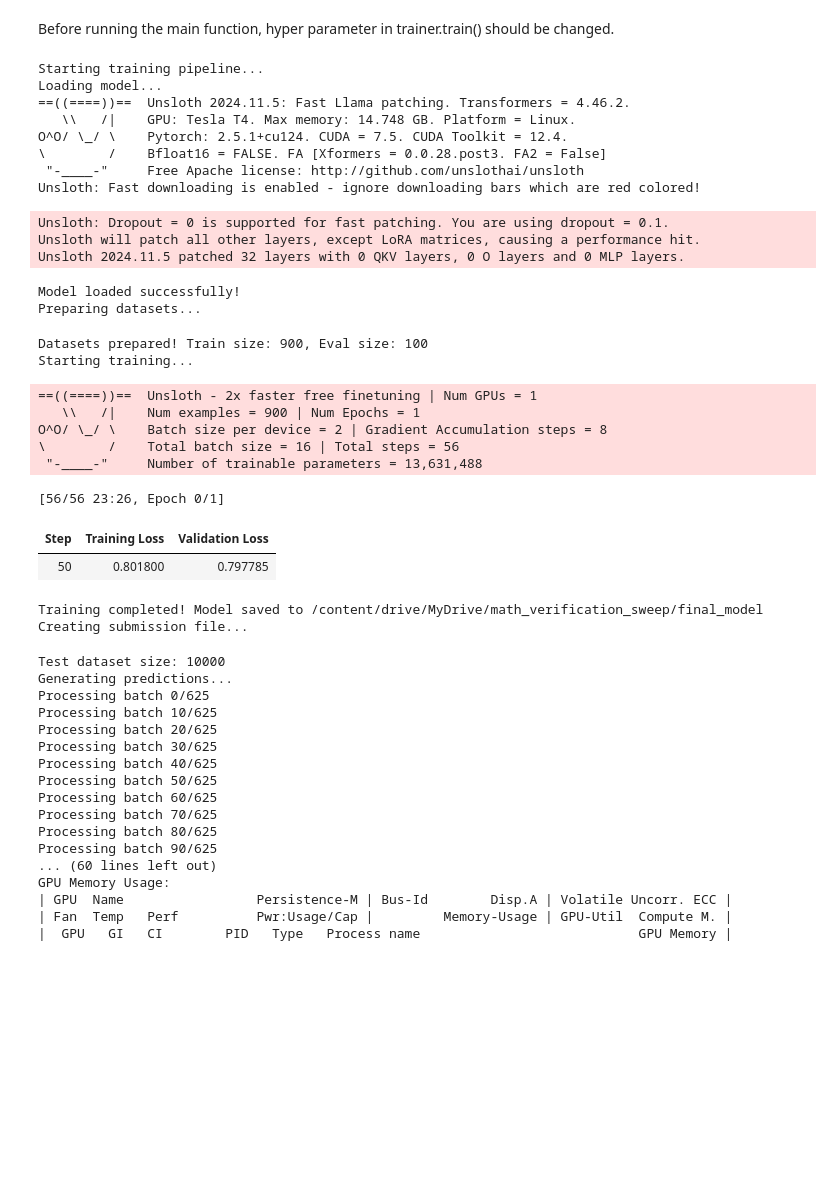
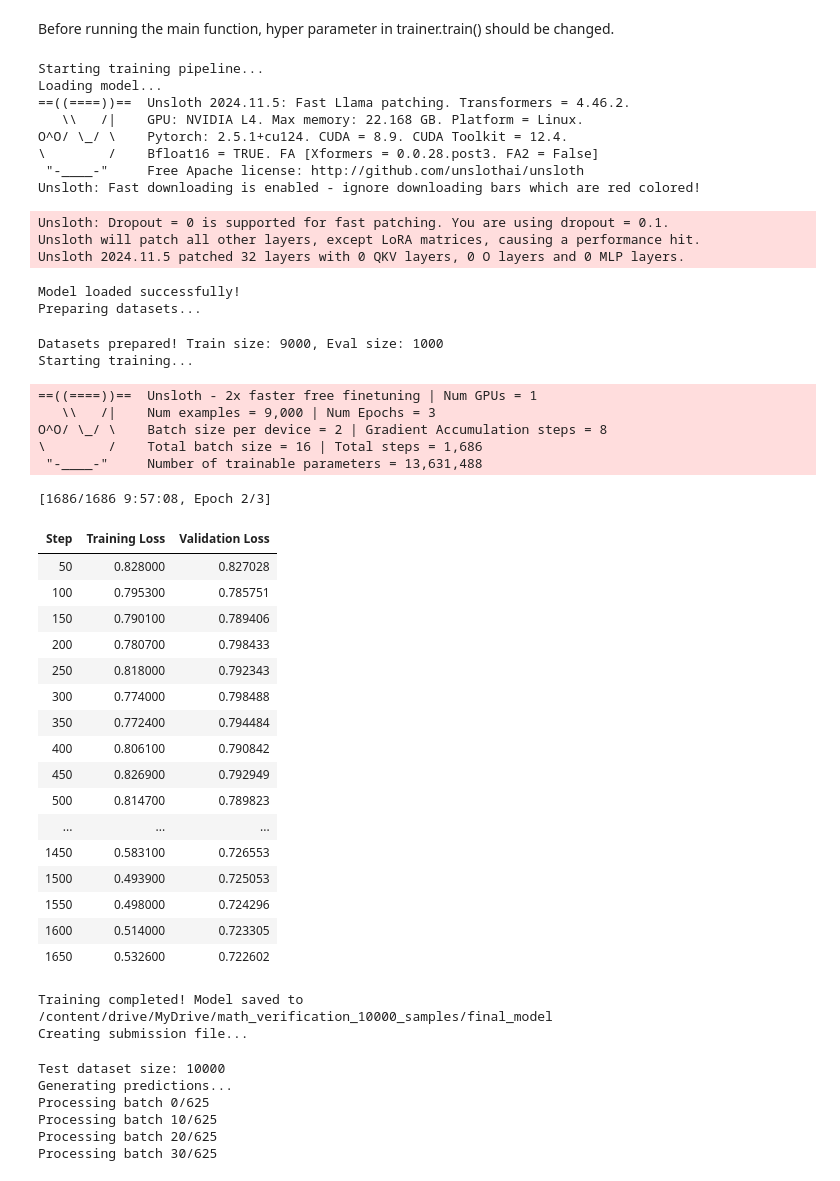
Before and after one commit to bnbryan/dl-midterm, a Jupyter notebook: NYU_DL_24_Contest_lc5464.ipynb, the cells around one changed output. Cells and saved outputs as stored; diff of their text form; code cells hidden in the pictures; blank space fills up the shorter version.

```diff
--- a/NYU_DL_24_Contest_lc5464.ipynb
+++ b/NYU_DL_24_Contest_lc5464.ipynb
@@ -128,7 +128,7 @@ Define class
 ---
 # %%
 class MathVerificationTrainer:
-    def __init__(self, max_seq_length=2048, save_dir='/content/drive/MyDrive/math_verification_sweep'):
+    def __init__(self, max_seq_length=2048, save_dir='/content/drive/MyDrive/math_verification_10000_samples'):
         self.max_seq_length = max_seq_length
         self.save_dir = save_dir
         self.model = None
@@ -247,7 +247,7 @@ class MathVerificationTrainer:
                 per_device_train_batch_size=2,
                 gradient_accumulation_steps=8,
                 warmup_ratio=0.1,
-                num_train_epochs=1,
+                num_train_epochs=3,
                 learning_rate=0.0006026,
                 fp16=True,
                 logging_steps=10,
@@ -478,46 +478,61 @@ def main():
         # Initialize and run trainer
         trainer = MathVerificationTrainer()
         trainer.setup_model()
-        trainer.prepare_datasets(max_samples=1000)  # Adjust based on available RAM
+        trainer.prepare_datasets(max_samples=10000)  # Adjust based on available RAM
         trainer.train()
         trainer.create_submission()
 
         print("Training pipeline completed successfully!")
 
     except Exception as e:
         print(f"Fatal error in main: {str(e)}")
         raise
     finally:
         clear_memory()
         print_gpu_utilization()
 
 if __name__ == "__main__":
     main()
 # %% [output]
 Starting training pipeline...
 Loading model...
 ==((====))==  Unsloth 2024.11.5: Fast Llama patching. Transformers = 4.46.2.
-   \\   /|    GPU: Tesla T4. Max memory: 14.748 GB. Platform = Linux.
-O^O/ \_/ \    Pytorch: 2.5.1+cu124. CUDA = 7.5. CUDA Toolkit = 12.4.
-\        /    Bfloat16 = FALSE. FA [Xformers = 0.0.28.post3. FA2 = False]
+   \\   /|    GPU: NVIDIA L4. Max memory: 22.168 GB. Platform = Linux.
+O^O/ \_/ \    Pytorch: 2.5.1+cu124. CUDA = 8.9. CUDA Toolkit = 12.4.
+\        /    Bfloat16 = TRUE. FA [Xformers = 0.0.28.post3. FA2 = False]
  "-____-"     Free Apache license: http://github.com/unslothai/unsloth
 Unsloth: Fast downloading is enabled - ignore downloading bars which are red colored!
 Unsloth: Dropout = 0 is supported for fast patching. You are using dropout = 0.1.
 Unsloth will patch all other layers, except LoRA matrices, causing a performance hit.
 Unsloth 2024.11.5 patched 32 layers with 0 QKV layers, 0 O layers and 0 MLP layers.
 Model loaded successfully!
 Preparing datasets...
-Datasets prepared! Train size: 900, Eval size: 100
+Datasets prepared! Train size: 9000, Eval size: 1000
 Starting training...
 ==((====))==  Unsloth - 2x faster free finetuning | Num GPUs = 1
-   \\   /|    Num examples = 900 | Num Epochs = 1
+   \\   /|    Num examples = 9,000 | Num Epochs = 3
 O^O/ \_/ \    Batch size per device = 2 | Gradient Accumulation steps = 8
-\        /    Total batch size = 16 | Total steps = 56
+\        /    Total batch size = 16 | Total steps = 1,686
  "-____-"     Number of trainable parameters = 13,631,488
-[56/56 23:26, Epoch 0/1]
+[1686/1686 9:57:08, Epoch 2/3]
 | Step | Training Loss | Validation Loss |
-| 50 | 0.801800 | 0.797785 |
+| 50 | 0.828000 | 0.827028 |
+| 100 | 0.795300 | 0.785751 |
+| 150 | 0.790100 | 0.789406 |
+| 200 | 0.780700 | 0.798433 |
+| 250 | 0.818000 | 0.792343 |
+| 300 | 0.774000 | 0.798488 |
+| 350 | 0.772400 | 0.794484 |
+| 400 | 0.806100 | 0.790842 |
+| 450 | 0.826900 | 0.792949 |
+| 500 | 0.814700 | 0.789823 |
+| ... | ... | ... |
+| 1450 | 0.583100 | 0.726553 |
+| 1500 | 0.493900 | 0.725053 |
+| 1550 | 0.498000 | 0.724296 |
+| 1600 | 0.514000 | 0.723305 |
+| 1650 | 0.532600 | 0.722602 |
-Training completed! Model saved to /content/drive/MyDrive/math_verification_sweep/final_model
+Training completed! Model saved to /content/drive/MyDrive/math_verification_10000_samples/final_model
 Creating submission file...
 Test dataset size: 10000
 Generating predictions...
@@ -525,14 +540,3 @@ Processing batch 0/625
 Processing batch 10/625
 Processing batch 20/625
 Processing batch 30/625
-Processing batch 40/625
-Processing batch 50/625
-Processing batch 60/625
-Processing batch 70/625
-Processing batch 80/625
-Processing batch 90/625
-... (60 lines left out)
-GPU Memory Usage:
-| GPU  Name                 Persistence-M | Bus-Id        Disp.A | Volatile Uncorr. ECC |
-| Fan  Temp   Perf          Pwr:Usage/Cap |         Memory-Usage | GPU-Util  Compute M. |
-|  GPU   GI   CI        PID   Type   Process name                            GPU Memory |
```
